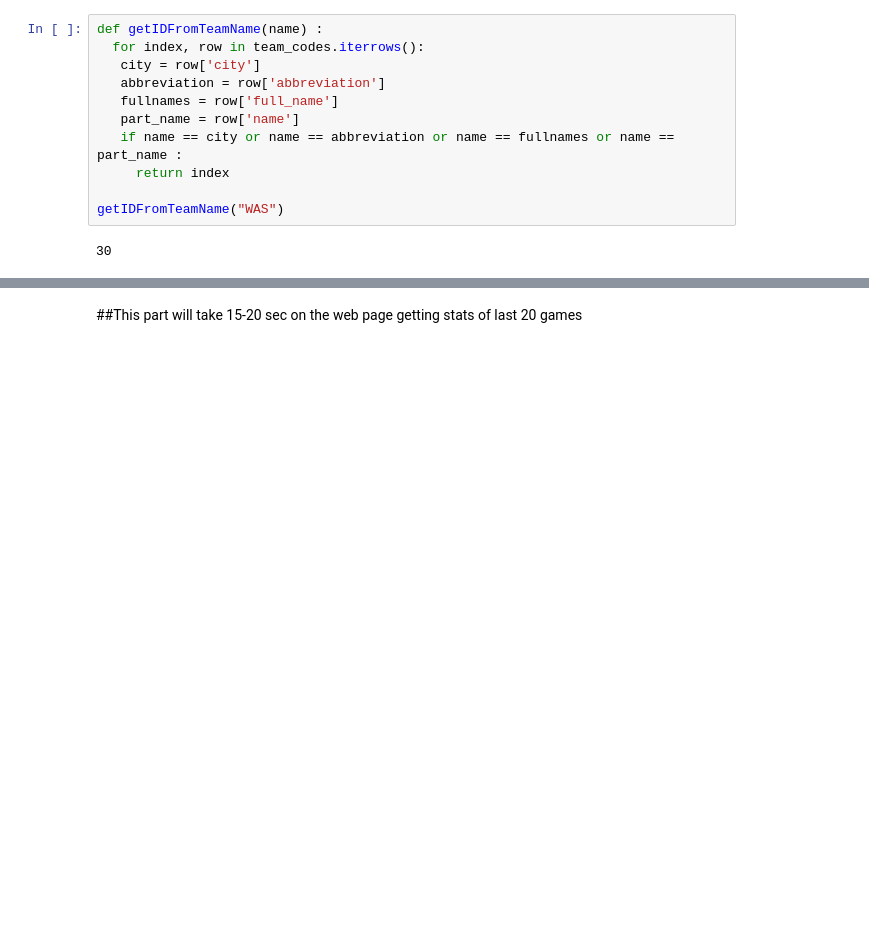
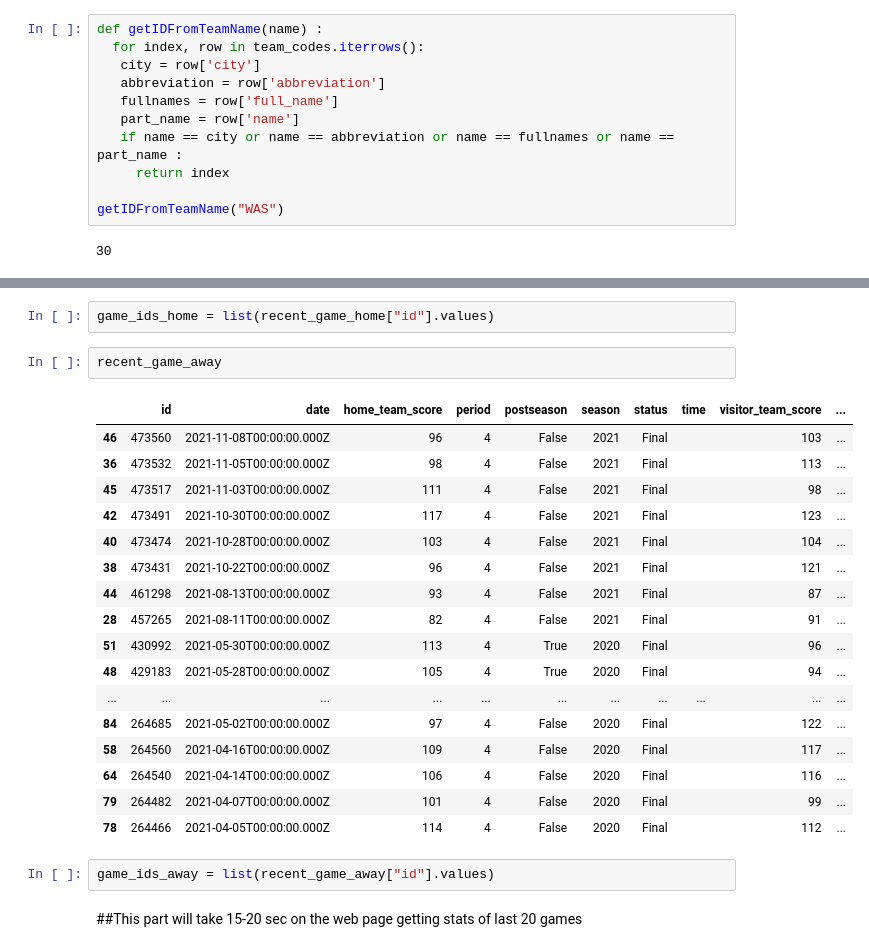
Before and after one commit to Chandramani05/NBA-Games-Data-Analysis-and-Match-Prediction, a Jupyter notebook: Predicting_NBA_Results.ipynb, the cells around one changed output, grey strips where cells are left out. Saved outputs shown, nothing was run; the diff lists cells and outputs as text; blank space fills up the shorter version.

```diff
--- a/Predicting_NBA_Results.ipynb
+++ b/Predicting_NBA_Results.ipynb
@@ -381,3 +348,27 @@ game_ids_away
+# %%
+game_ids_home = list(recent_game_home["id"].values)
+# %%
+recent_game_away
+# %% [output]
+|  | id | date | home_team_score | period | postseason | season | status | time | visitor_team_score | ... |
+| 46 | 473560 | 2021-11-08T00:00:00.000Z | 96 | 4 | False | 2021 | Final |  | 103 | ... |
+| 36 | 473532 | 2021-11-05T00:00:00.000Z | 98 | 4 | False | 2021 | Final |  | 113 | ... |
+| 45 | 473517 | 2021-11-03T00:00:00.000Z | 111 | 4 | False | 2021 | Final |  | 98 | ... |
+| 42 | 473491 | 2021-10-30T00:00:00.000Z | 117 | 4 | False | 2021 | Final |  | 123 | ... |
+| 40 | 473474 | 2021-10-28T00:00:00.000Z | 103 | 4 | False | 2021 | Final |  | 104 | ... |
+| 38 | 473431 | 2021-10-22T00:00:00.000Z | 96 | 4 | False | 2021 | Final |  | 121 | ... |
+| 44 | 461298 | 2021-08-13T00:00:00.000Z | 93 | 4 | False | 2021 | Final |  | 87 | ... |
+| 28 | 457265 | 2021-08-11T00:00:00.000Z | 82 | 4 | False | 2021 | Final |  | 91 | ... |
+| 51 | 430992 | 2021-05-30T00:00:00.000Z | 113 | 4 | True | 2020 | Final |  | 96 | ... |
+| 48 | 429183 | 2021-05-28T00:00:00.000Z | 105 | 4 | True | 2020 | Final |  | 94 | ... |
+| ... | ... | ... | ... | ... | ... | ... | ... | ... | ... | ... |
+| 84 | 264685 | 2021-05-02T00:00:00.000Z | 97 | 4 | False | 2020 | Final |  | 122 | ... |
+| 58 | 264560 | 2021-04-16T00:00:00.000Z | 109 | 4 | False | 2020 | Final |  | 117 | ... |
+| 64 | 264540 | 2021-04-14T00:00:00.000Z | 106 | 4 | False | 2020 | Final |  | 116 | ... |
+| 79 | 264482 | 2021-04-07T00:00:00.000Z | 101 | 4 | False | 2020 | Final |  | 99 | ... |
+| 78 | 264466 | 2021-04-05T00:00:00.000Z | 114 | 4 | False | 2020 | Final |  | 112 | ... |
+# %%
+game_ids_away = list(recent_game_away["id"].values)
 # %% [markdown]
 ##This part will take 15-20 sec on the web page getting stats of last 20 games
 # %%
```
Also changed, not shown: parts of 16 cells of this notebook.
